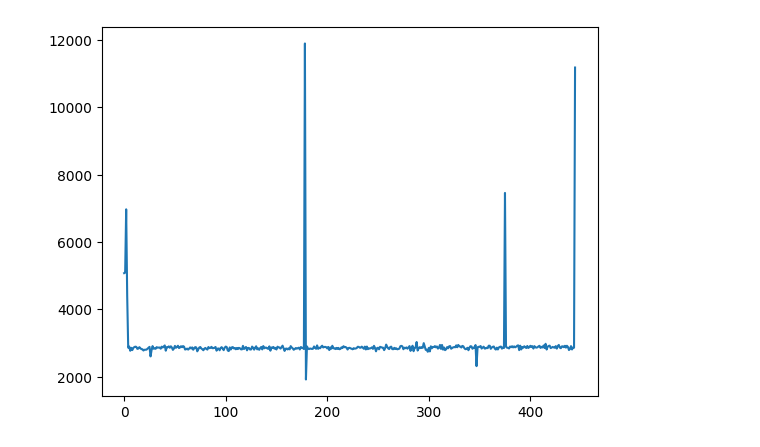
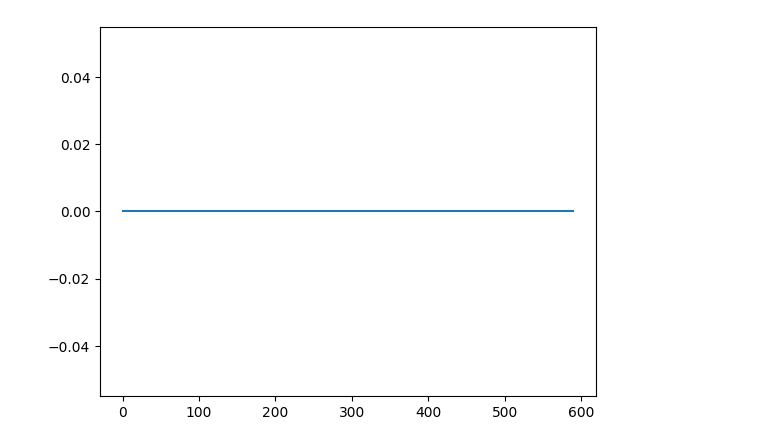
Before and after one commit to tsopeter/VM_NES_Training, a Jupyter notebook: Tools/timing_analysis.ipynb, the cells around one changed output. Drawn from its saved outputs; the diff is of its cells as text; code cells hidden in the pictures.

```diff
--- a/Tools/timing_analysis.ipynb
+++ b/Tools/timing_analysis.ipynb
@@ -68,8 +58,9 @@ plt.show()
 # %%
-dat1 = np.load('../TimingData/signal_delay.npy')[1:]
-dat2 = np.load('../TimingData/timing.npy')[1:]
+actual   = np.load('../TimingData/signal.npy')
+expected = np.load('../TimingData/bits.npy')[:-2]
 
-plt.plot(dat)
+
+plt.plot(actual-expected)
 plt.show()
 # %% [output]
-[figure, old version]
+[figure, new version]
```
Also changed, not shown: parts of 3 cells of this notebook, 15 other files.
